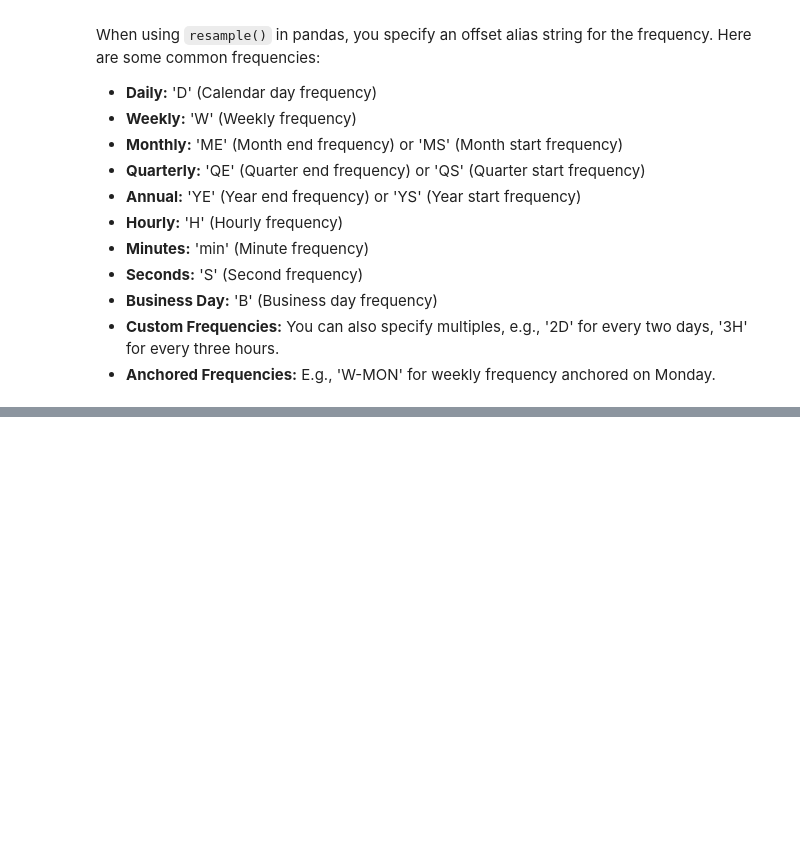
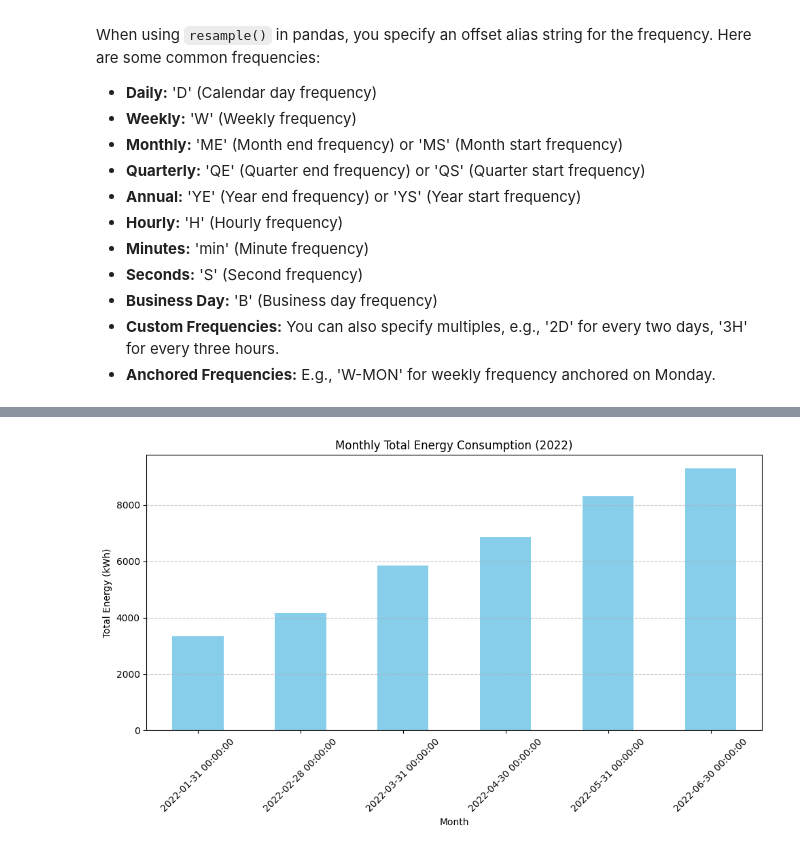
Before and after one commit to ShilpaVasista/Exploratory-Data-Analytics, a Jupyter notebook: module_4_exercises.ipynb, the cells around one changed output, grey strips where cells are left out. Saved outputs shown, nothing was run; the diff lists cells and outputs as text; code cells hidden in the pictures; blank space fills up the shorter version.

```diff
--- a/module_4_exercises.ipynb
+++ b/module_4_exercises.ipynb
@@ -512,0 +650,25 @@ When using `resample()` in pandas, you specify an offset alias string for the fr
+# %%
+import pandas as pd
+import matplotlib.pyplot as plt
+
+df_ex4 = pd.DataFrame({
+    'timestamp': pd.date_range(start='2022-01-01', end='2022-06-30', freq='D'),
+    'energy_kwh': [i + 50 + (i % 7) * 5 + (i % 30) * 2 + (i // 30) * 10 for i in range(181)]
+})
+df_ex4.set_index('timestamp', inplace=True)
+
+# (i) Resample to monthly frequency and calculate sum
+monthly_energy_sum = df_ex4.resample('ME').sum()
+
+# (ii) Generate a bar chart
+plt.figure(figsize=(10, 6))
+monthly_energy_sum['energy_kwh'].plot(kind='bar', color='skyblue')
+plt.title('Monthly Total Energy Consumption (2022)')
+plt.xlabel('Month')
+plt.ylabel('Total Energy (kWh)')
+plt.xticks(rotation=45)
+plt.grid(axis='y', linestyle='--', alpha=0.7)
+plt.tight_layout()
+plt.show()
+# %% [output]
+[figure, added]
```
Also changed, not shown: parts of 21 cells of this notebook.
